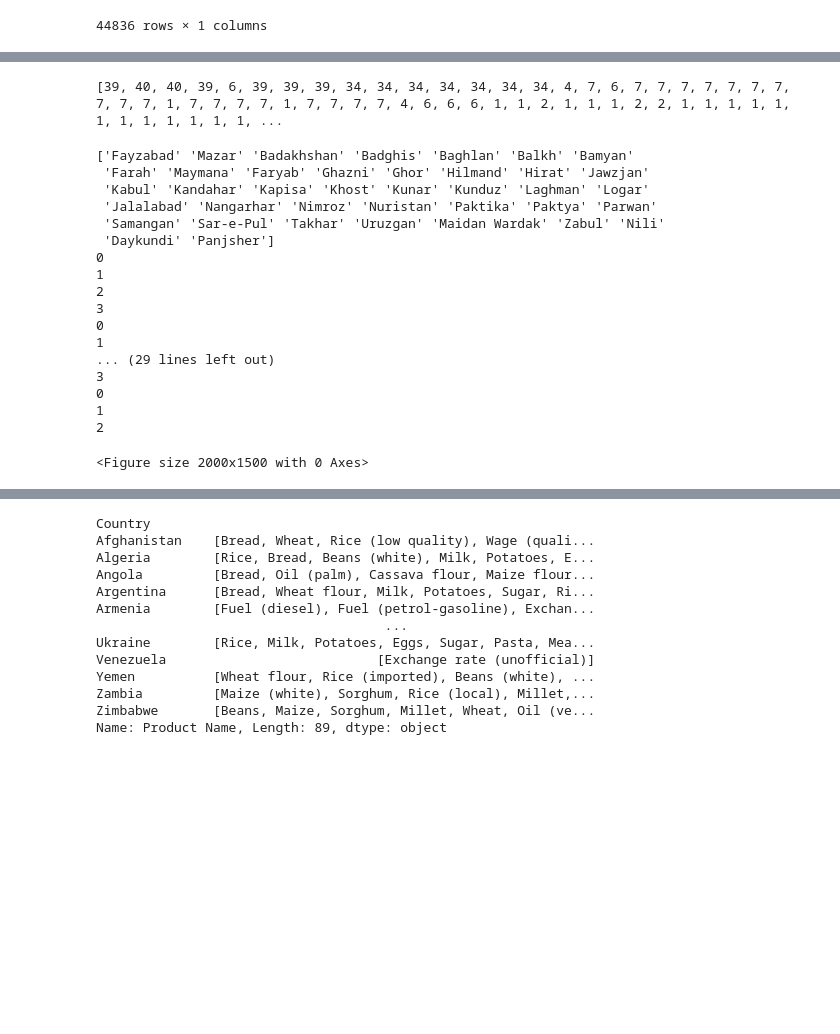
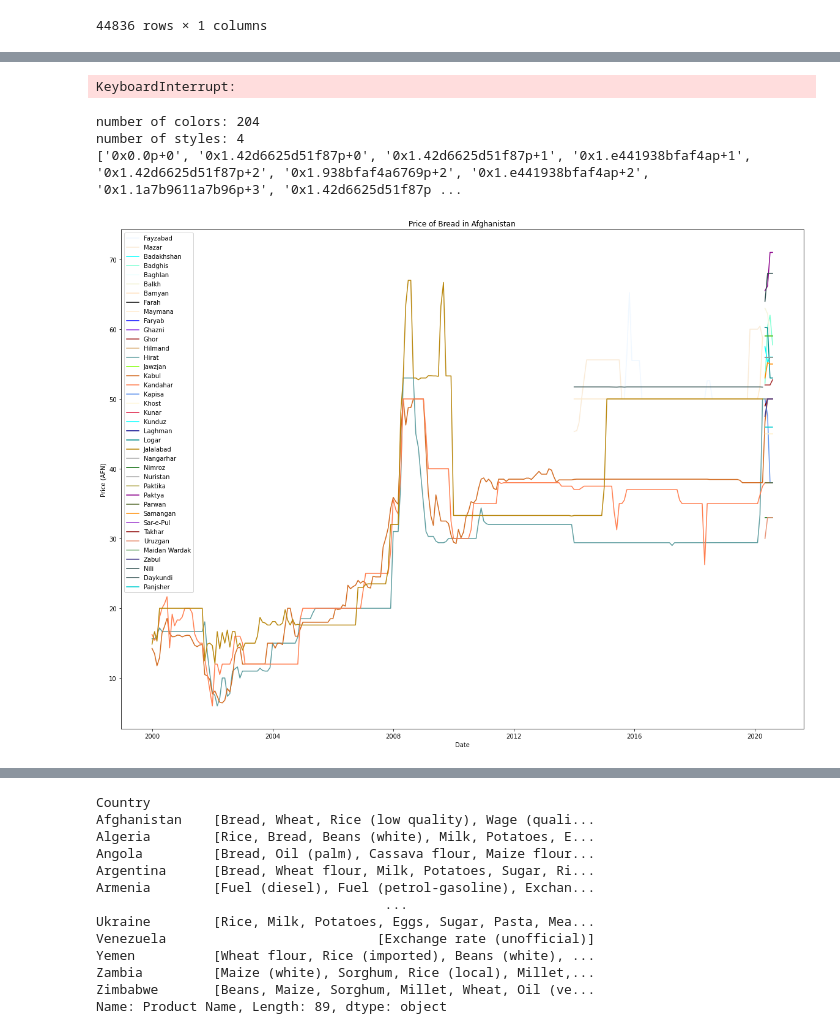
Before and after one commit to gigawawa/Food-Prices-Project, a Jupyter notebook: foodPriceAnalysis.ipynb, the cells around one changed output, grey strips where cells are left out. Cells and saved outputs as stored; diff of their text form; code cells hidden in the pictures; blank space fills up the shorter version.

```diff
--- a/foodPriceAnalysis.ipynb
+++ b/foodPriceAnalysis.ipynb
@@ -251,21 +252,21 @@ DrawGraph('Zimbabwe', 'Oil (vegetable)')
 # %%
-def getCitySize(country, product):
-    tempDF = df.loc[(df['Country']== country) & (df['Product Name']== product)]
-    return len(tempDF['City'].unique())
+# def getCitySize(country, product):
+#     tempDF = df.loc[(df['Country']== country) & (df['Product Name']== product)]
+#     return len(tempDF['City'].unique())
 
 
-GroupedByCountry = df.groupby(['Country'])
-ProductsByCountry = GroupedByCountry['Product Name'].unique()
+# GroupedByCountry = df.groupby(['Country'])
+# ProductsByCountry = GroupedByCountry['Product Name'].unique()
 
-arr = []
-for country, products in ProductsByCountry.items():
-    listOfProducts = products
+# arr = []
+# for country, products in ProductsByCountry.items():
+#     listOfProducts = products
 
-    for product in listOfProducts:
-        arr.append(getCitySize(country, product))
-print(arr)
+#     for product in listOfProducts:
+#         arr.append(getCitySize(country, product))
+# print(arr)
 # %% [output]
-[39, 40, 40, 39, 6, 39, 39, 39, 34, 34, 34, 34, 34, 34, 34, 4, 7, 6, 7, 7, 7, 7, 7, 7, 7, 7, 7, 7, 1, 7, 7, 7, 7, 1, 7, 7, 7, 7, 4, 6, 6, 6, 1, 1, 2, 1, 1, 1, 2, 2, 1, 1, 1, 1, 1, 1, 1, 1, 1, 1, 1, 1, ...
+KeyboardInterrupt:
 # %%
 # arr2 = np.array(arr)
 # arr2.max()
@@ -281,7 +282,7 @@ print(arr)
 # print(hex_color)
 
 # WORKS KINDA
-# HEX_COLORS = np.linspace(0, 2**24, 204).tolist()
+# HEX_COLORS = np.linspace(0, 256, ).tolist()
 # HEX_COLORS = list(map(float.hex, HEX_COLORS))
 # HEX_COLORS
 
@@ -289,3 +290,8 @@ HEX_COLORS = list(matplt.colors.cnames.values())
 NUM_COLORS = len(HEX_COLORS)
 LINE_STYLES = ['solid', 'dashed', 'dashdot', 'dotted']
 NUM_STYLES = len(LINE_STYLES)
+print(f"number of colors: {NUM_COLORS}", f"number of styles: {NUM_STYLES}", HEX_COLORS, sep="\n")
+# %% [output]
+number of colors: 204
+number of styles: 4
+['0x0.0p+0', '0x1.42d6625d51f87p+0', '0x1.42d6625d51f87p+1', '0x1.e441938bfaf4ap+1', '0x1.42d6625d51f87p+2', '0x1.938bfaf4a6769p+2', '0x1.e441938bfaf4ap+2', '0x1.1a7b9611a7b96p+3', '0x1.42d6625d51f87p ...
@@ -292,40 +322,21 @@ NUM_STYLES = len(LINE_STYLES)
 # %%
-def DrawGraph2(country, product):
+def DrawGraph3(country, product):
     tempDF = df.loc[(df['Country']== country) & (df['Product Name']== product)]
-    print(tempDF['City'].unique())
     plt.figure(figsize=(20,15))
-    hexColorIndex = 0
+    lnc = lineAndColor()
+
     for label in tempDF['City'].unique():
-        lineStyleIndex = hexColorIndex % NUM_STYLES
-        print(lineStyleIndex)
+        lineStyleIndex, hexColorIndex = lnc.getLineAndColor()
 
-        # productPriceCity = tempDF.loc[(tempDF['City']==label)]
-        # plt.plot(productPriceCity['Date'],productPriceCity['Market Price'],label=label, color=HEX_COLORS[hexColorIndex], linestyle=LINE_STYLES[lineStyleIndex]);
+        productPriceCity = tempDF.loc[(tempDF['City']==label)]
+        plt.plot(productPriceCity['Date'],productPriceCity['Market Price'],label=label, color=HEX_COLORS[hexColorIndex], linestyle=LINE_STYLES[lineStyleIndex]);
 
-        hexColorIndex += 1
-    # plt.legend()
-    # plt.title("Price of {} in {}".format(product, country))
-    # plt.xlabel("Date")
-    # plt.ylabel("Price ({})".format(tempDF['Currency'].unique()[0]))
-    # plt.show()
+    plt.legend()
+    plt.title("Price of {} in {}".format(product, country))
+    plt.xlabel("Date")
+    plt.ylabel("Price ({})".format(tempDF['Currency'].unique()[0]))
+    plt.show()
 
-DrawGraph2('Afghanistan', 'Bread')
+DrawGraph3('Afghanistan', 'Bread')
 # %% [output]
-['Fayzabad' 'Mazar' 'Badakhshan' 'Badghis' 'Baghlan' 'Balkh' 'Bamyan'
- 'Farah' 'Maymana' 'Faryab' 'Ghazni' 'Ghor' 'Hilmand' 'Hirat' 'Jawzjan'
- 'Kabul' 'Kandahar' 'Kapisa' 'Khost' 'Kunar' 'Kunduz' 'Laghman' 'Logar'
- 'Jalalabad' 'Nangarhar' 'Nimroz' 'Nuristan' 'Paktika' 'Paktya' 'Parwan'
- 'Samangan' 'Sar-e-Pul' 'Takhar' 'Uruzgan' 'Maidan Wardak' 'Zabul' 'Nili'
- 'Daykundi' 'Panjsher']
-0
-1
-2
-3
-0
-1
-... (29 lines left out)
-3
-0
-1
-2
-<Figure size 2000x1500 with 0 Axes>
+[figure, added]
```
Also changed, not shown: parts of 7 cells of this notebook.
